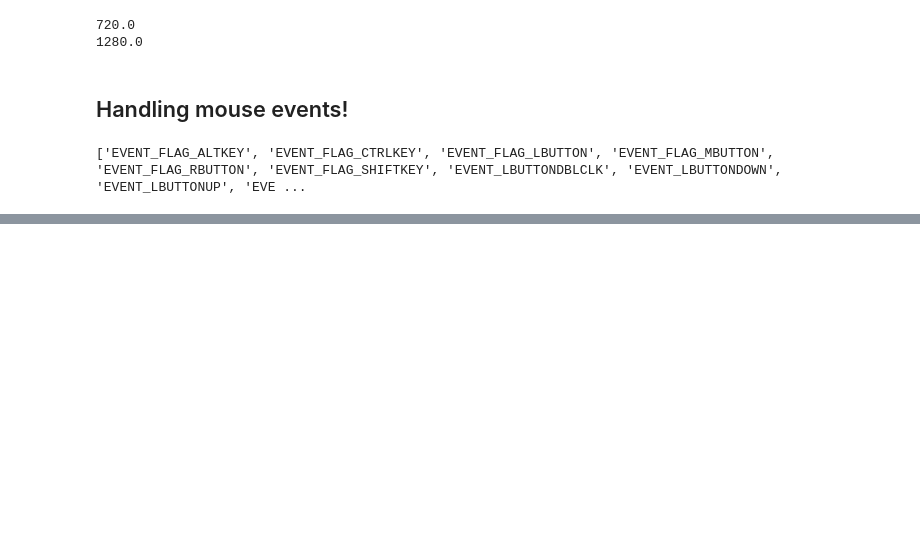
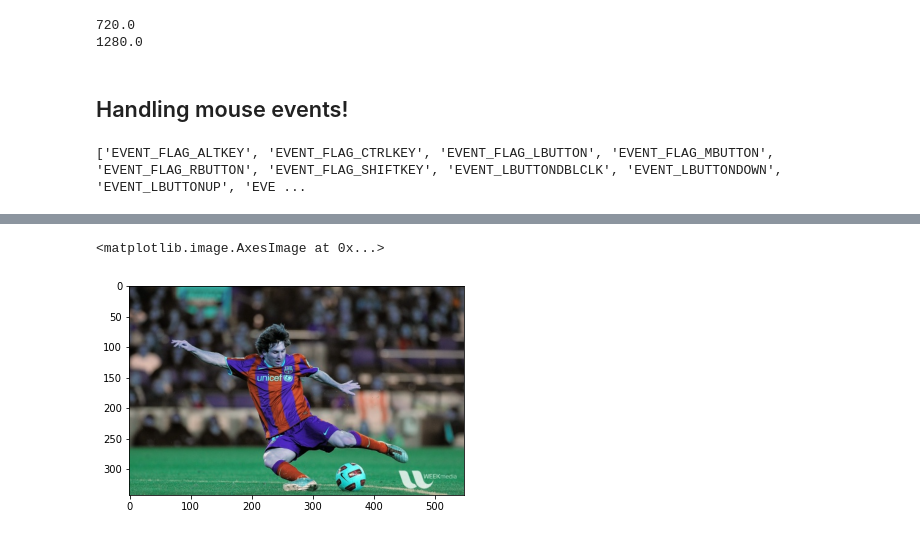
Before and after one commit to Shwetang1/vision_related, a Jupyter notebook: Learn_openCV.ipynb, the cells around one changed output, grey strips where cells are left out. Cells and saved outputs as stored; diff of their text form; code cells hidden in the pictures; blank space fills up the shorter version.

```diff
--- a/Learn_openCV.ipynb
+++ b/Learn_openCV.ipynb
@@ -107,0 +173,4 @@ cv2.destroyAllWindows()
+# %%
+# REGION OF INTEREST , ROI OF AN IMAGE..
+messi = cv2.imread('./data/messi5.jpg')
+ball = messi[280:340,330:390,:]
@@ -107,0 +181,5 @@ cv2.destroyAllWindows()
+# %%
+plt.imshow(messi)
+# %% [output]
+<matplotlib.image.AxesImage at 0x...>
+[figure, added]
```
Also changed, not shown: parts of 22 cells of this notebook.
